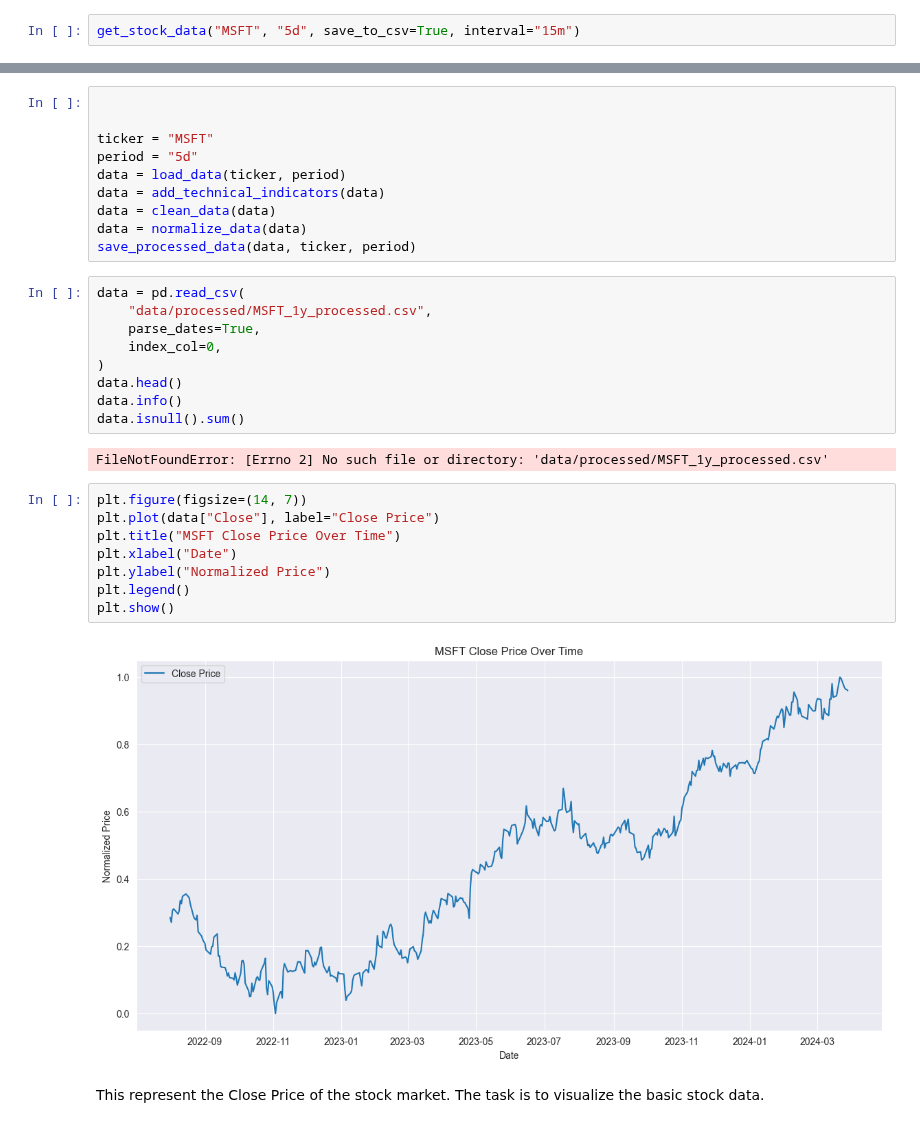
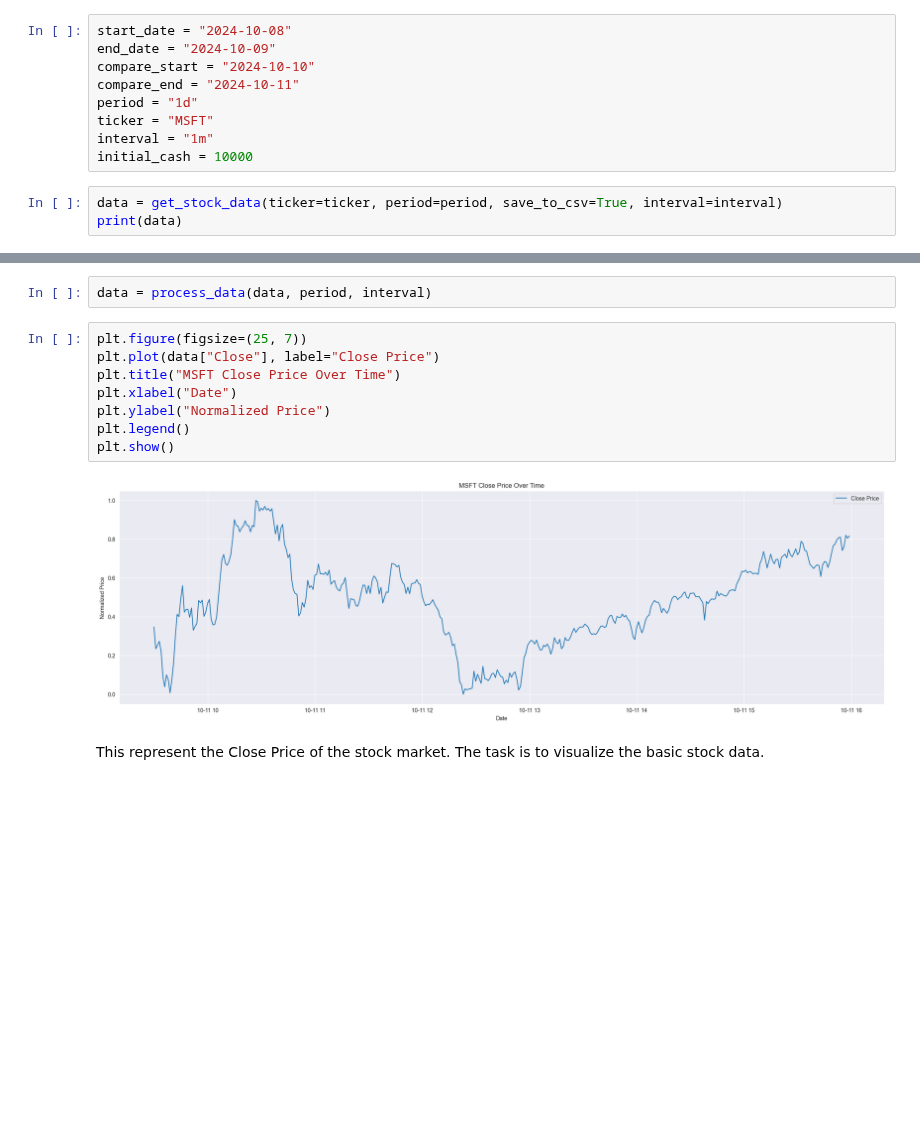
Before and after one commit to jurichar/high_freq_scalping_tool, a Jupyter notebook: notebooks/view_processed_data.ipynb, the cells around one changed output, grey strips where cells are left out. Saved outputs shown, nothing was run; the diff lists cells and outputs as text; blank space fills up the shorter version.

```diff
--- a/notebooks/view_processed_data.ipynb
+++ b/notebooks/view_processed_data.ipynb
@@ -15,6 +10,16 @@ from trading_bot.tasks import run_backtest
 
 %matplotlib inline
 sns.set_style('darkgrid')
+# %%
+start_date = "2024-10-08"
+end_date = "2024-10-09"
+compare_start = "2024-10-10"
+compare_end = "2024-10-11"
+period = "1d"
+ticker = "MSFT"
+interval = "1m"
+initial_cash = 10000
 # %%
-get_stock_data("MSFT", "5d", save_to_csv=True, interval="15m")
+data = get_stock_data(ticker=ticker, period=period, save_to_csv=True, interval=interval)
+print(data)
 # %% [output]
@@ -35,34 +43,15 @@ get_stock_data("MSFT", "5d", save_to_csv=True, interval="15m")
 # %%
-
-
-ticker = "MSFT"
-period = "5d"
-data = load_data(ticker, period)
-data = add_technical_indicators(data)
-data = clean_data(data)
-data = normalize_data(data)
-save_processed_data(data, ticker, period)
+data = process_data(data, period, interval)
-# %%
-data = pd.read_csv(
-    "data/processed/MSFT_1y_processed.csv",
-    parse_dates=True,
-    index_col=0,
-)
-data.head()
-data.info()
-data.isnull().sum()
-# %% [output]
-FileNotFoundError: [Errno 2] No such file or directory: 'data/processed/MSFT_1y_processed.csv'
 # %%
-plt.figure(figsize=(14, 7))
+plt.figure(figsize=(25, 7))
 plt.plot(data["Close"], label="Close Price")
 plt.title("MSFT Close Price Over Time")
 plt.xlabel("Date")
 plt.ylabel("Normalized Price")
 plt.legend()
 plt.show()
 # %% [output]
-[figure, old version]
+[figure, new version]
 # %% [markdown]
 This represent the Close Price of the stock market. The task is to visualize the basic stock data.
 # %%
```
Also changed, not shown: parts of 6 cells of this notebook, 2 other files.
